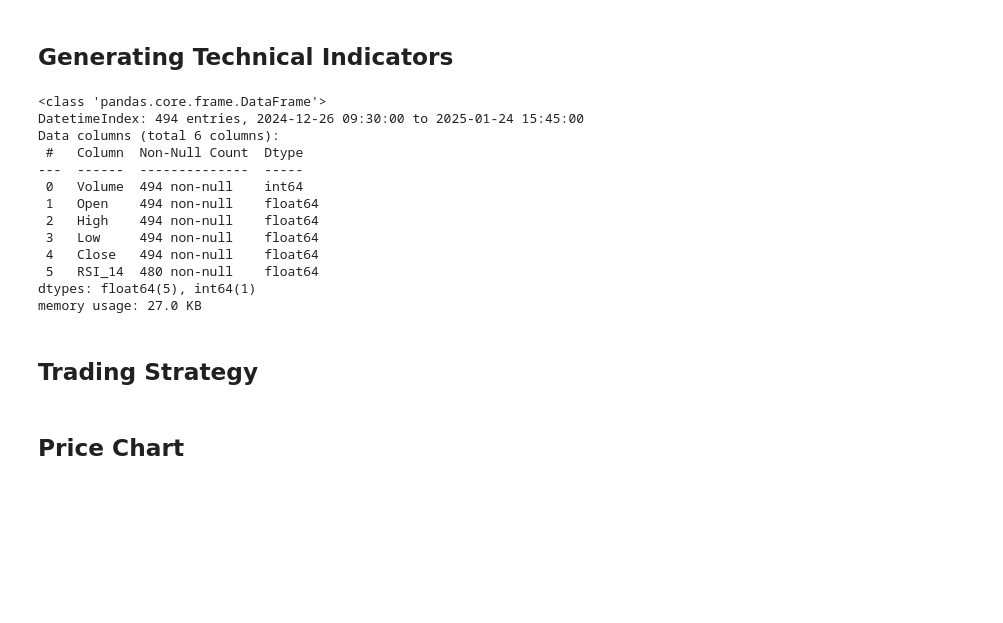
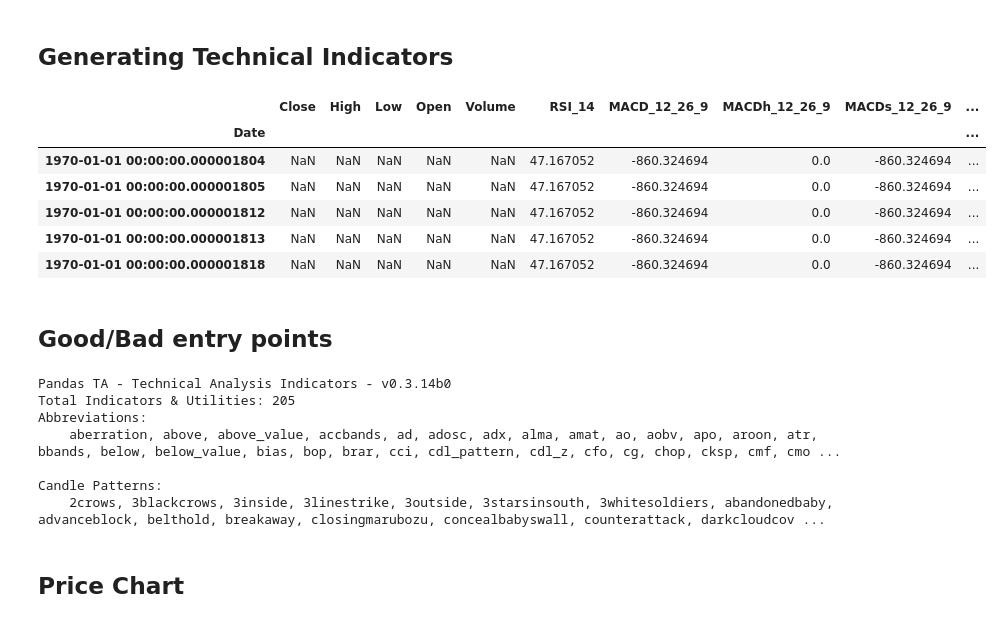
Before and after one commit to hediblk/algo-trader, a Jupyter notebook: model.ipynb, the cells around one changed output. Cells and saved outputs as stored; diff of their text form; code cells hidden in the pictures; blank space fills up the shorter version.

Commit message:
add ta indicators

```diff
--- a/model.ipynb
+++ b/model.ipynb
@@ -33,21 +33,21 @@ df.head()
 # %% [markdown]
 ## Generating Technical Indicators
-# %%
-df.ta.rsi(length=14, append=True)
-df.info()
-# %% [output]
-<class 'pandas.core.frame.DataFrame'>
-DatetimeIndex: 494 entries, 2024-12-26 09:30:00 to 2025-01-24 15:45:00
-Data columns (total 6 columns):
- #   Column  Non-Null Count  Dtype
----  ------  --------------  -----
- 0   Volume  494 non-null    int64
- 1   Open    494 non-null    float64
- 2   High    494 non-null    float64
- 3   Low     494 non-null    float64
- 4   Close   494 non-null    float64
- 5   RSI_14  480 non-null    float64
-dtypes: float64(5), int64(1)
-memory usage: 27.0 KB
-# %% [markdown]
-## Trading Strategy
+# %%
+df.ta.rsi(length=14, append=True)
+df.ta.macd(append=True)
+df.ta.ema(length=20, append=True)
+df.ta.ema(length=50, append=True)
+df.ta.ema(length=200, append=True)
+df.ta.percent_return(cumulative=True, append=True)
+
+#df.tail()
+# %% [output]
+|  | Close | High | Low | Open | Volume | RSI_14 | MACD_12_26_9 | MACDh_12_26_9 | MACDs_12_26_9 | ... |
+| Date |  |  |  |  |  |  |  |  |  | ... |
+| 1970-01-01 00:00:00.000001804 | NaN | NaN | NaN | NaN | NaN | 47.167052 | -860.324694 | 0.0 | -860.324694 | ... |
+| 1970-01-01 00:00:00.000001805 | NaN | NaN | NaN | NaN | NaN | 47.167052 | -860.324694 | 0.0 | -860.324694 | ... |
+| 1970-01-01 00:00:00.000001812 | NaN | NaN | NaN | NaN | NaN | 47.167052 | -860.324694 | 0.0 | -860.324694 | ... |
+| 1970-01-01 00:00:00.000001813 | NaN | NaN | NaN | NaN | NaN | 47.167052 | -860.324694 | 0.0 | -860.324694 | ... |
+| 1970-01-01 00:00:00.000001818 | NaN | NaN | NaN | NaN | NaN | 47.167052 | -860.324694 | 0.0 | -860.324694 | ... |
+# %% [markdown]
+## Good/Bad entry points
@@ -54,3 +67,16 @@ memory usage: 27.0 KB
+# %%
+#help(df.ta)
+
+# List of all indicators
+df.ta.indicators()
+# %% [output]
+Pandas TA - Technical Analysis Indicators - v0.3.14b0
+Total Indicators & Utilities: 205
+Abbreviations:
+    aberration, above, above_value, accbands, ad, adosc, adx, alma, amat, ao, aobv, apo, aroon, atr, bbands, below, below_value, bias, bop, brar, cci, cdl_pattern, cdl_z, cfo, cg, chop, cksp, cmf, cmo ...
+
+Candle Patterns:
+    2crows, 3blackcrows, 3inside, 3linestrike, 3outside, 3starsinsouth, 3whitesoldiers, abandonedbaby, advanceblock, belthold, breakaway, closingmarubozu, concealbabyswall, counterattack, darkcloudcov ...
 # %% [markdown]
 ## Price Chart
 # %%
```
Also changed, not shown: parts of 6 cells of this notebook.
